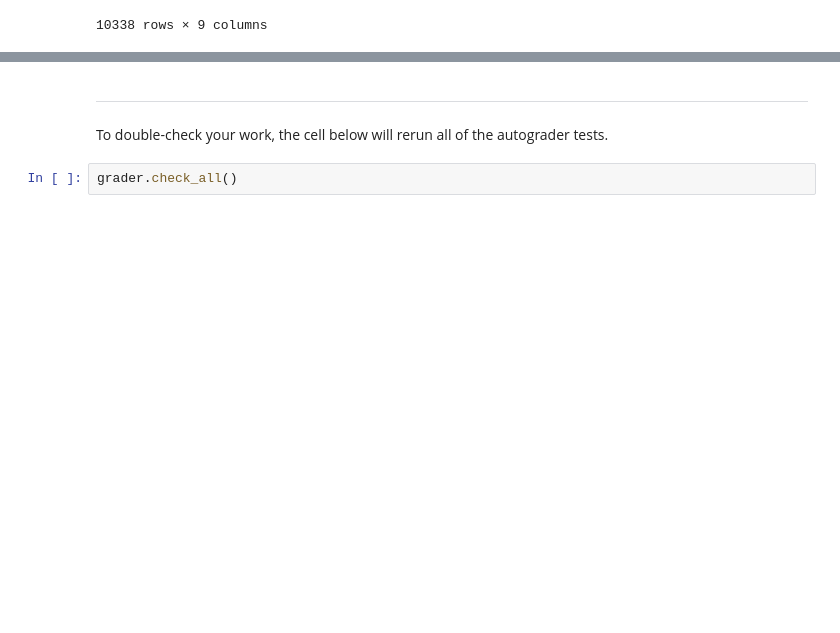
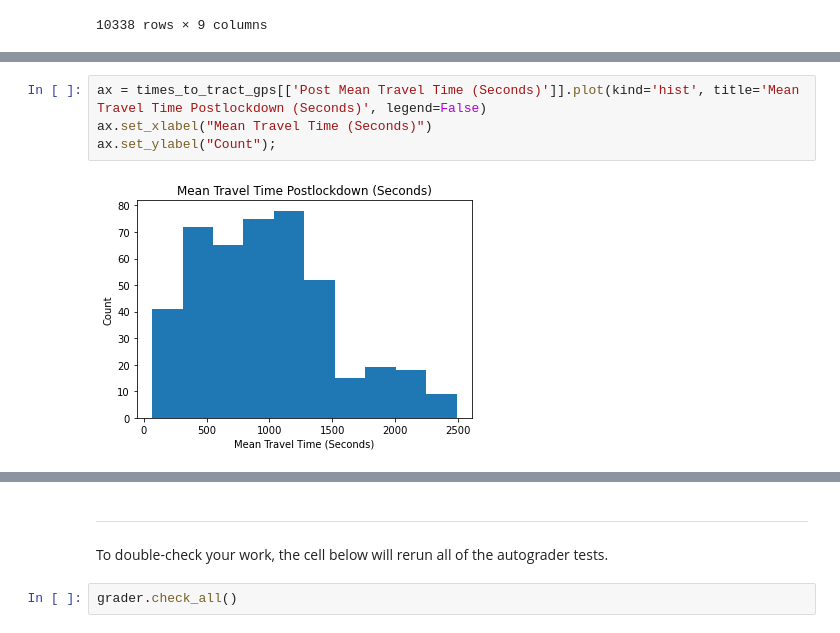
Before and after one commit to JerryPan2718/Traffic-EDA, a Jupyter notebook: Traffic_part1.ipynb, the cells around one changed output, grey strips where cells are left out. Drawn from its saved outputs; the diff is of its cells as text; blank space fills up the shorter version.

```diff
--- a/Traffic_part1.ipynb
+++ b/Traffic_part1.ipynb
@@ -1100,0 +1261,6 @@ times_to_tract
+# %%
+ax = times_to_tract_gps[['Post Mean Travel Time (Seconds)']].plot(kind='hist', title='Mean Travel Time Postlockdown (Seconds)', legend=False)
+ax.set_xlabel("Mean Travel Time (Seconds)")
+ax.set_ylabel("Count");
+# %% [output]
+[figure, added]
```
Also changed, not shown: parts of 20 cells of this notebook.
